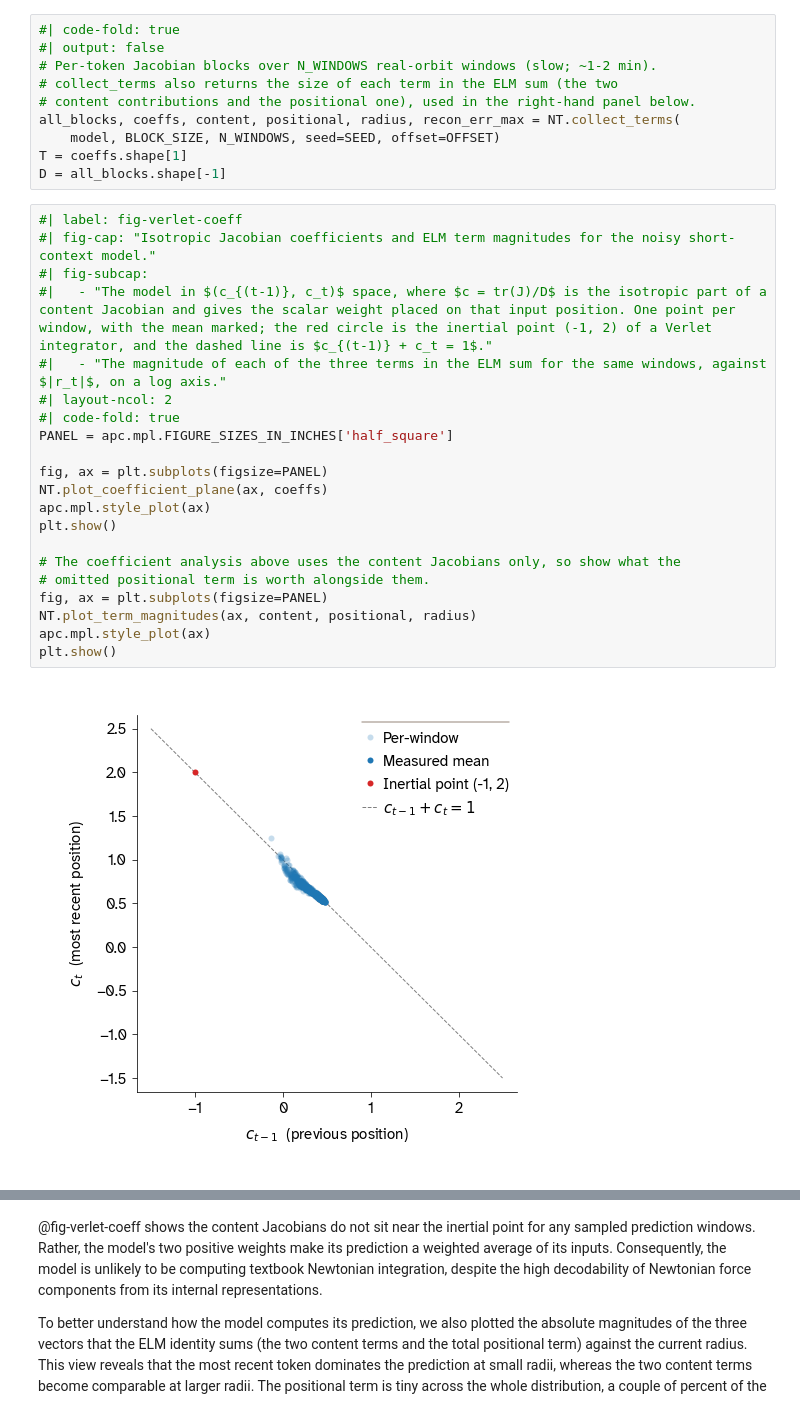
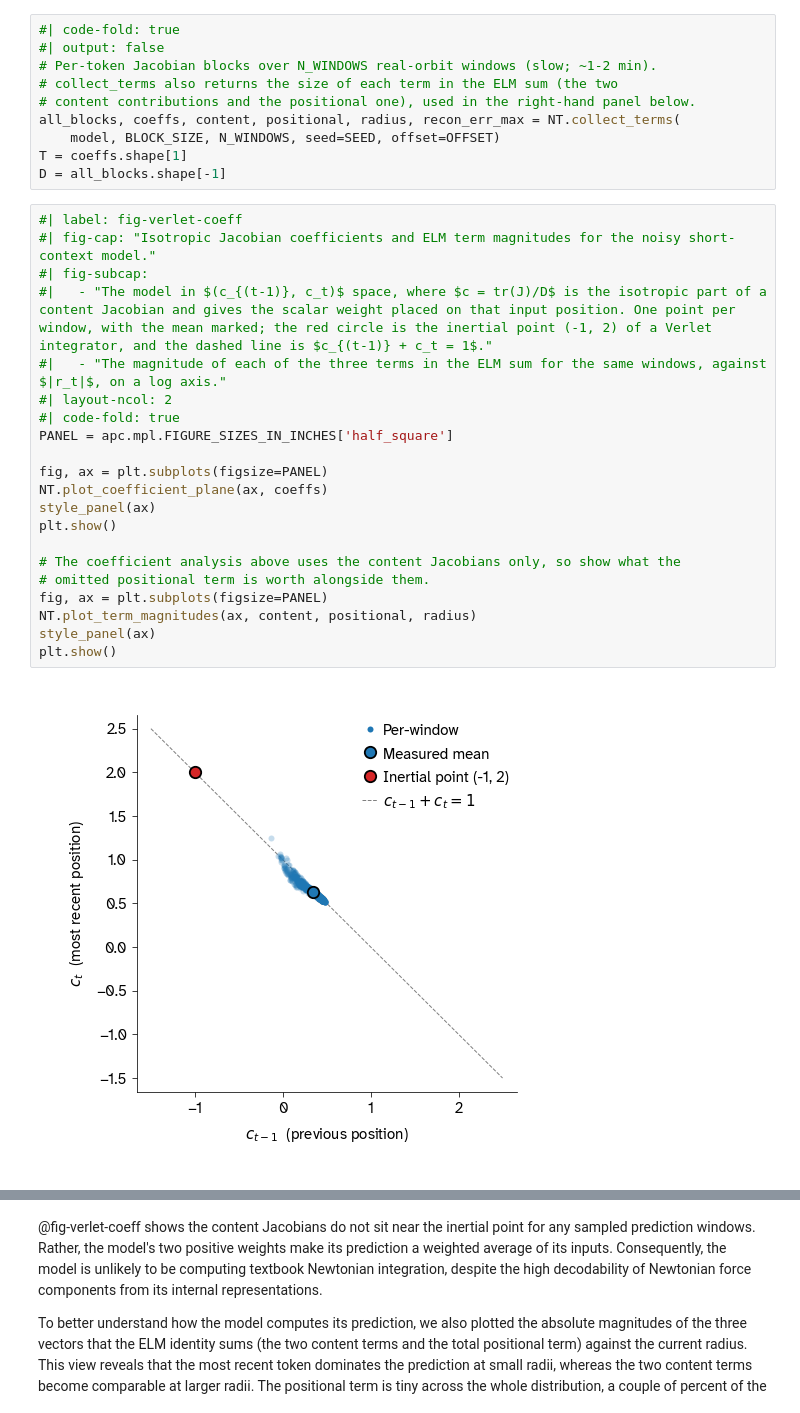
Before and after one commit to Arcadia-Science/world-model-orbits, a Jupyter notebook: index.ipynb, the cells around one changed output, grey strips where cells are left out. Drawn from its saved outputs; the diff is of its cells as text.

```diff
--- a/index.ipynb
+++ b/index.ipynb
@@ -345,23 +328,23 @@ D = all_blocks.shape[-1]
 # %%
 #| label: fig-verlet-coeff
 #| fig-cap: "Isotropic Jacobian coefficients and ELM term magnitudes for the noisy short-context model."
 #| fig-subcap:
 #|   - "The model in $(c_{(t-1)}, c_t)$ space, where $c = tr(J)/D$ is the isotropic part of a content Jacobian and gives the scalar weight placed on that input position. One point per window, with the mean marked; the red circle is the inertial point (-1, 2) of a Verlet integrator, and the dashed line is $c_{(t-1)} + c_t = 1$."
 #|   - "The magnitude of each of the three terms in the ELM sum for the same windows, against $|r_t|$, on a log axis."
 #| layout-ncol: 2
 #| code-fold: true
 PANEL = apc.mpl.FIGURE_SIZES_IN_INCHES['half_square']
 
 fig, ax = plt.subplots(figsize=PANEL)
 NT.plot_coefficient_plane(ax, coeffs)
-apc.mpl.style_plot(ax)
+style_panel(ax)
 plt.show()
 
 # The coefficient analysis above uses the content Jacobians only, so show what the
 # omitted positional term is worth alongside them.
 fig, ax = plt.subplots(figsize=PANEL)
 NT.plot_term_magnitudes(ax, content, positional, radius)
-apc.mpl.style_plot(ax)
+style_panel(ax)
 plt.show()
 # %% [output]
-[figure, old version]
+[figure, new version]
```
Also changed, not shown: parts of 20 cells of this notebook, 2 other files.
